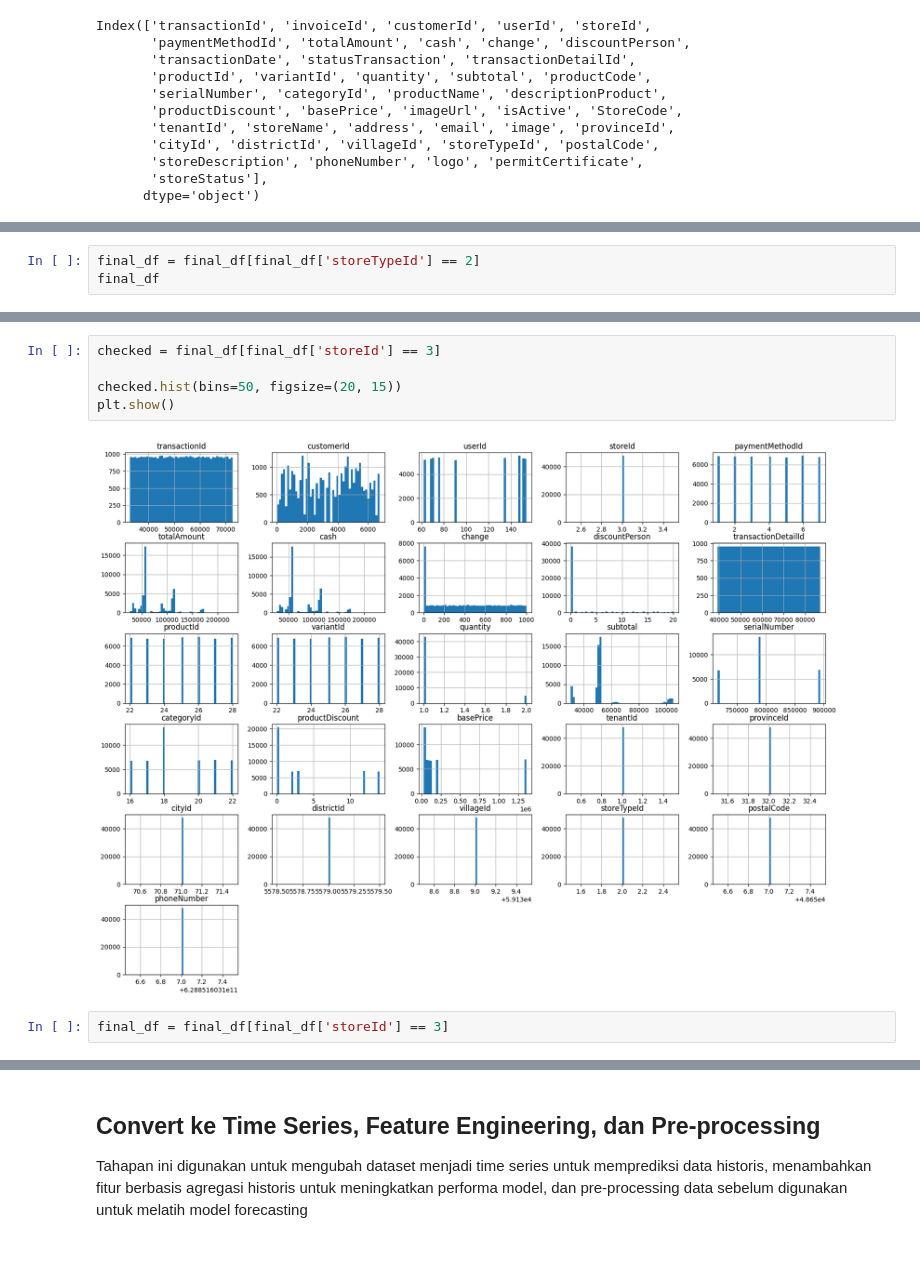
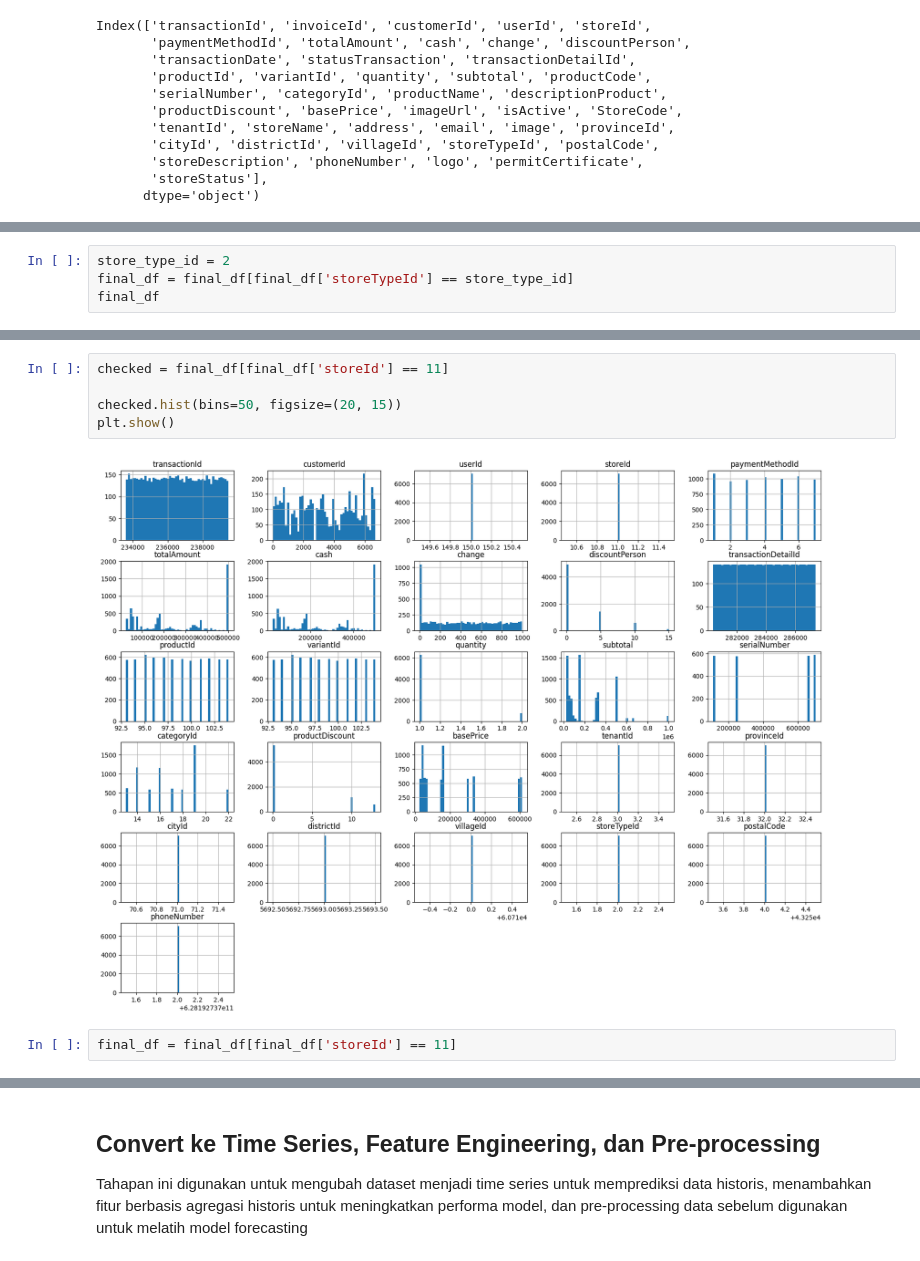
Before and after one commit to zhulkhoirrifat/nuka-pos, a Jupyter notebook: TimeSeriesFashion.ipynb, the cells around one changed output, grey strips where cells are left out. Drawn from its saved outputs; the diff is of its cells as text.

```diff
--- a/TimeSeriesFashion.ipynb
+++ b/TimeSeriesFashion.ipynb
@@ -107,5 +137,6 @@ final_df
 # %%
-final_df = final_df[final_df['storeTypeId'] == 2]
+store_type_id = 2
+final_df = final_df[final_df['storeTypeId'] == store_type_id]
 final_df
 # %% [output]
 |  | transactionId | invoiceId | customerId | userId | storeId | paymentMethodId | totalAmount | cash | ... |
@@ -137,13 +161,13 @@ final_df['storeId'].value_counts()
 dtype: int64
 # %%
-checked = final_df[final_df['storeId'] == 3]
+checked = final_df[final_df['storeId'] == 11]
 
 checked.hist(bins=50, figsize=(20, 15))
 plt.show()
 # %% [output]
-[figure, old version]
+[figure, new version]
 # %%
-final_df = final_df[final_df['storeId'] == 3]
+final_df = final_df[final_df['storeId'] == 11]
 # %%
 numeric_columns = final_df.select_dtypes(include='number').columns
 
```
Also changed, not shown: parts of 33 cells of this notebook.
